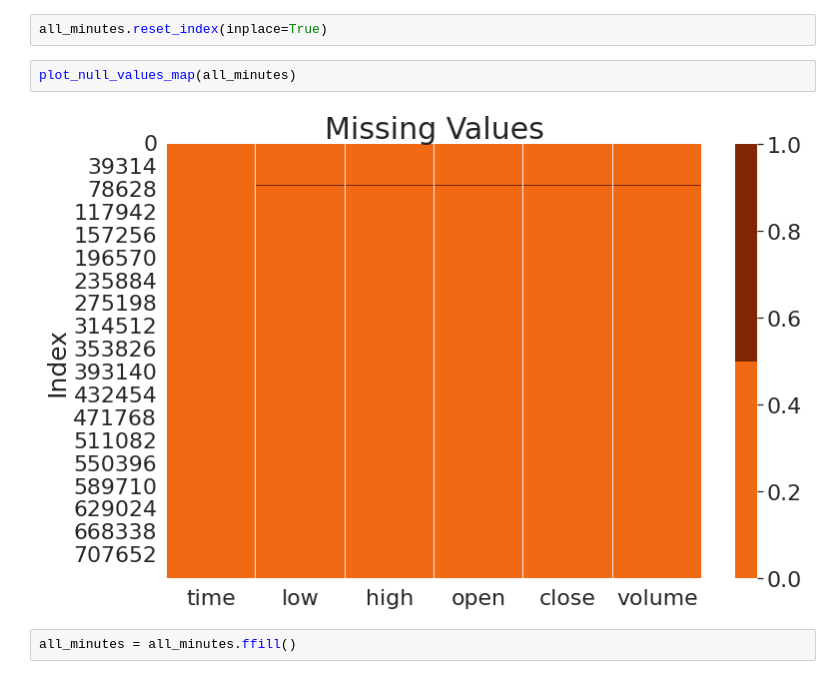
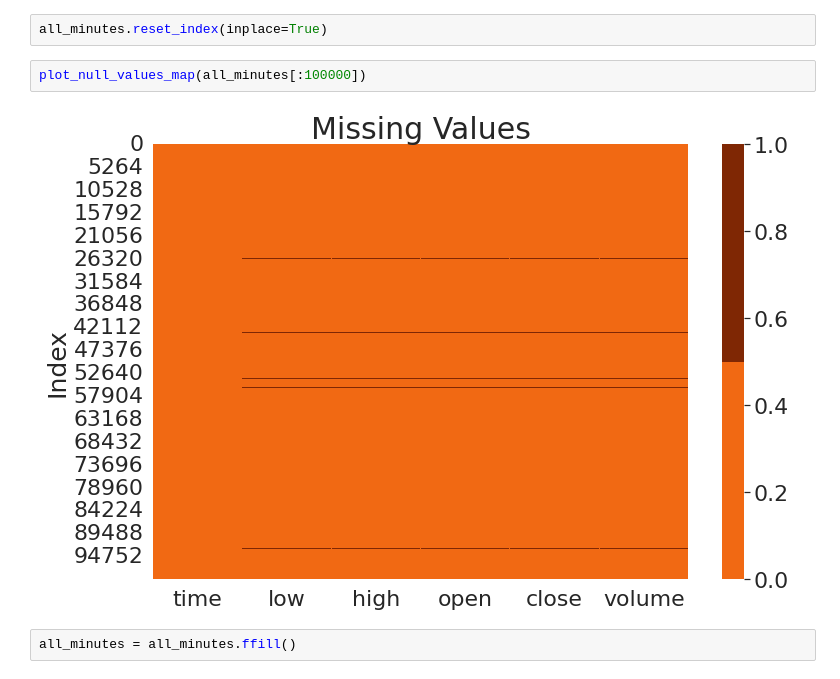
Before and after one commit to CarlosDLMC/Trabajo_Fin_Master, a Jupyter notebook: Analisis Minutal Multivariable.ipynb, the cells around one changed output. Drawn from its saved outputs; the diff is of its cells as text.

```diff
--- a/Analisis Minutal Multivariable.ipynb
+++ b/Analisis Minutal Multivariable.ipynb
@@ -284,9 +287,9 @@ dtype: int64
 # %%
 all_minutes.reset_index(inplace=True)
 # %%
-plot_null_values_map(all_minutes)
+plot_null_values_map(all_minutes[:100000])
 # %% [output]
-[figure, old version]
+[figure, new version]
 # %%
 all_minutes = all_minutes.ffill()
 # %%
```
Also changed, not shown: parts of 17 cells of this notebook, 1 other file.
